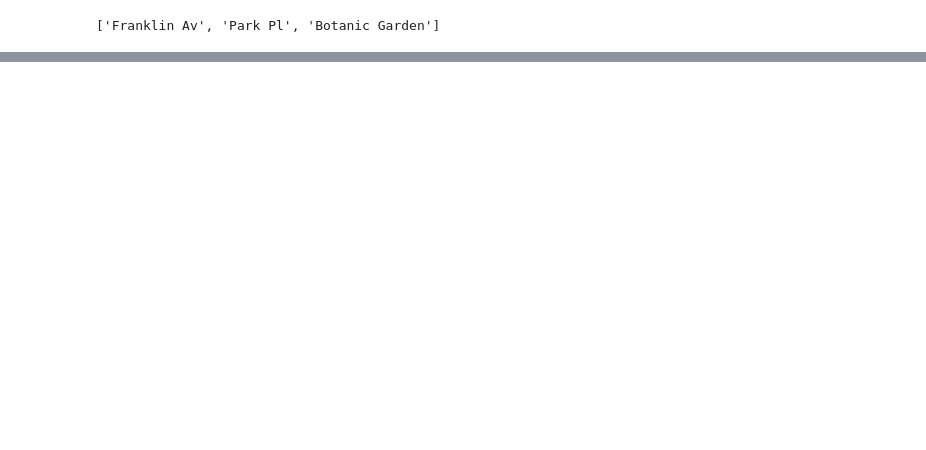
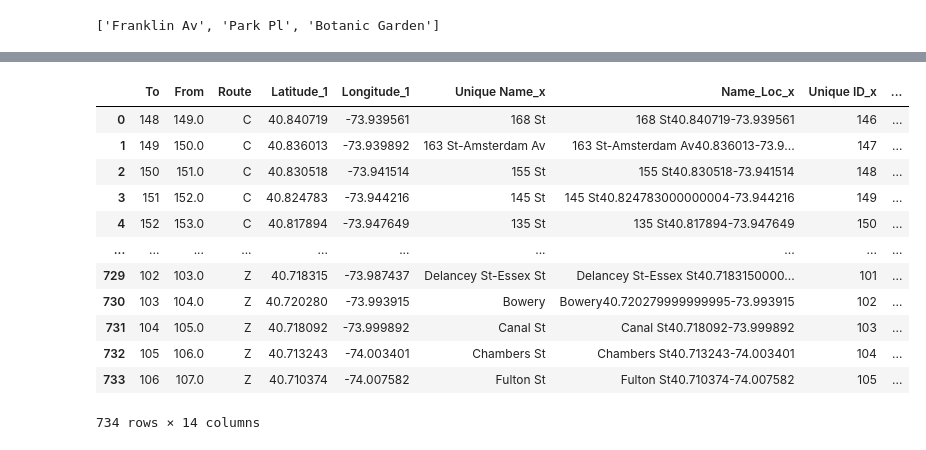
Before and after one commit to alecarreche/City_Folk, a Jupyter notebook: src/data_cleaning.ipynb, the cells around one changed output, grey strips where cells are left out. Saved outputs shown, nothing was run; the diff lists cells and outputs as text; code cells hidden in the pictures; blank space fills up the shorter version.

```diff
--- a/src/data_cleaning.ipynb
+++ b/src/data_cleaning.ipynb
@@ -326,12 +381,28 @@ edges = pd.merge(
 # %%
 edges = pd.merge(
             edges, stations, left_on=["Route", "From"], right_on=["Route", "Station ID"]
         ).drop(["Station ID", "Stop Name"], axis=1
         ).rename({"GTFS Latitude" : "Latitude_2",
                   "GTFS Longitude" : "Longitude_2"},
                 axis=1)
 
 edges["Distance"] = np.sqrt(
                         (edges["Latitude_1"]-edges["Latitude_2"])**2 +
                         (edges["Longitude_1"]-edges["Longitude_2"])**2
                     )
+
+edges
+# %% [output]
+|  | To | From | Route | Latitude_1 | Longitude_1 | Unique Name_x | Name_Loc_x | Unique ID_x | ... |
+| 0 | 148 | 149.0 | C | 40.840719 | -73.939561 | 168 St | 168 St40.840719-73.939561 | 146 | ... |
+| 1 | 149 | 150.0 | C | 40.836013 | -73.939892 | 163 St-Amsterdam Av | 163 St-Amsterdam Av40.836013-73.9... | 147 | ... |
+| 2 | 150 | 151.0 | C | 40.830518 | -73.941514 | 155 St | 155 St40.830518-73.941514 | 148 | ... |
+| 3 | 151 | 152.0 | C | 40.824783 | -73.944216 | 145 St | 145 St40.824783000000004-73.944216 | 149 | ... |
+| 4 | 152 | 153.0 | C | 40.817894 | -73.947649 | 135 St | 135 St40.817894-73.947649 | 150 | ... |
+| ... | ... | ... | ... | ... | ... | ... | ... | ... | ... |
+| 729 | 102 | 103.0 | Z | 40.718315 | -73.987437 | Delancey St-Essex St | Delancey St-Essex St40.7183150000... | 101 | ... |
+| 730 | 103 | 104.0 | Z | 40.720280 | -73.993915 | Bowery | Bowery40.720279999999995-73.993915 | 102 | ... |
+| 731 | 104 | 105.0 | Z | 40.718092 | -73.999892 | Canal St | Canal St40.718092-73.999892 | 103 | ... |
+| 732 | 105 | 106.0 | Z | 40.713243 | -74.003401 | Chambers St | Chambers St40.713243-74.003401 | 104 | ... |
+| 733 | 106 | 107.0 | Z | 40.710374 | -74.007582 | Fulton St | Fulton St40.710374-74.007582 | 105 | ... |
+734 rows × 14 columns
```
Also changed, not shown: parts of 16 cells of this notebook, 2 other files.
